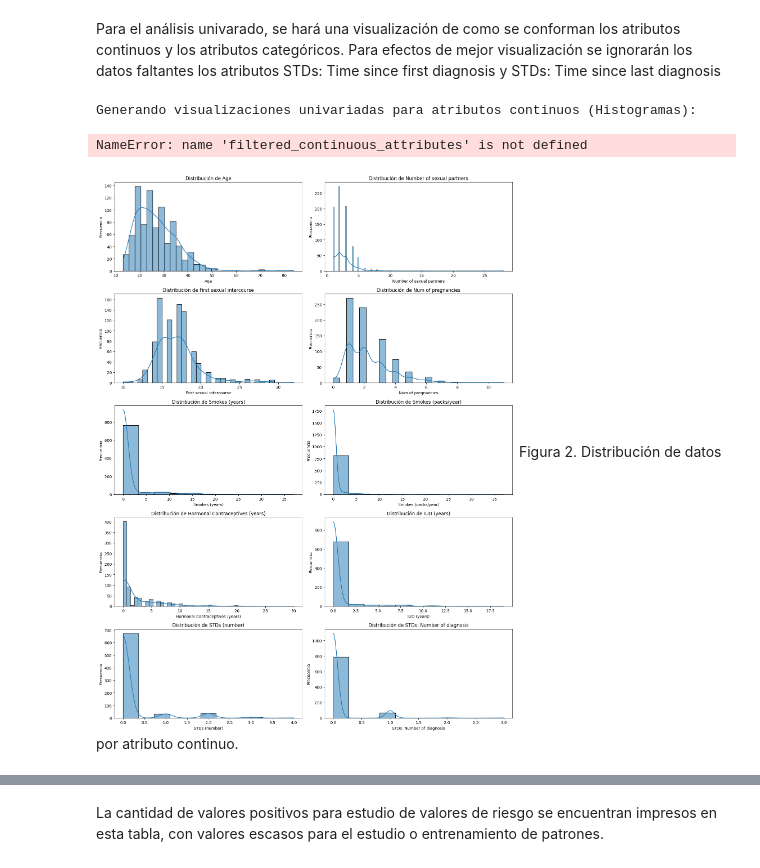
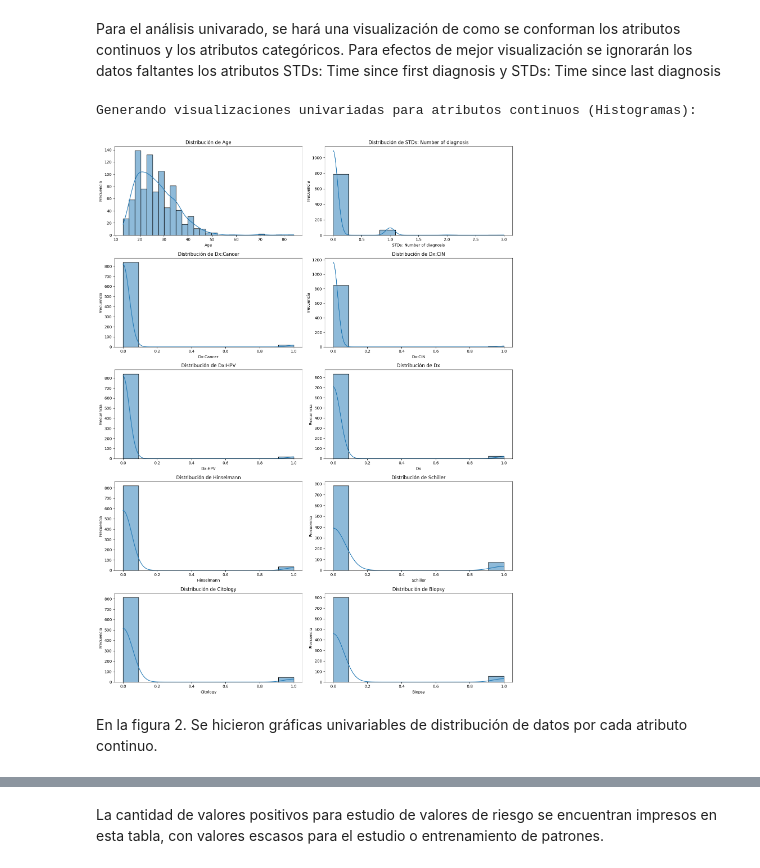
Before and after one commit to mareylugo/ICD-2026, a Jupyter notebook: Practica_1_Cervical_cancer_risk_factors.ipynb, the cells around one changed output, grey strips where cells are left out. Cells and saved outputs as stored; diff of their text form; code cells hidden in the pictures.

```diff
--- a/Practica_1_Cervical_cancer_risk_factors.ipynb
+++ b/Practica_1_Cervical_cancer_risk_factors.ipynb
@@ -378,32 +378,31 @@ Para el análisis univarado, se hará una visualización de como se conforman lo
 # %%
 # La lista `filtered_continuous_attributes` ya está disponible en el kernel state
 # Excluimos las columnas 'STDs: Time since first diagnosis' y 'STDs: Time since last diagnosis'
 # como se especifica en la instrucción anterior y como ya se hizo en `filtered_continuous_attributes`
 
 print("Generando visualizaciones univariadas para atributos continuos (Histogramas):")
-
-# Determinar el número de filas para el subplot basado en la cantidad de atributos
+filtered_continuous_attributes = df.select_dtypes(include='number').columns.tolist()# Determinar el número de filas para el subplot basado en la cantidad de atributos
 num_attributes = len(filtered_continuous_attributes)
 num_cols = 2 # Puedes ajustar el número de columnas si quieres una distribución diferente
 num_rows = (num_attributes + num_cols - 1) // num_cols # Calcular el número de filas necesario
 
 plt.figure(figsize=(15, num_rows * 4)) # Ajustar el tamaño de la figura dinámicamente
 
 for i, col in enumerate(filtered_continuous_attributes):
     plt.subplot(num_rows, num_cols, i + 1)
     # Convertir la columna a numérica, forzando los errores a NaN, y luego eliminando NaNs para el trazado
     sns.histplot(pd.to_numeric(df[col], errors='coerce').dropna(), kde=True)
     plt.title(f'Distribución de {col}')
     plt.xlabel(col)
     plt.ylabel('Frecuencia')
 
 plt.tight_layout()
 plt.show()
 # %% [output]
 Generando visualizaciones univariadas para atributos continuos (Histogramas):
-NameError: name 'filtered_continuous_attributes' is not defined
+[figure, added]
-# %% [markdown]
-![Univariado continuo distribución.png](embedded-picture-1) Figura 2. Distribución de datos por atributo continuo.
+# %% [markdown]
+En la figura 2. Se hicieron gráficas univariables de distribución de datos por cada atributo continuo.
 # %%
 print("Generando visualizaciones univariadas para atributos categóricos (Count Plots):")
 
```
Also changed, not shown: parts of 8 cells of this notebook.
